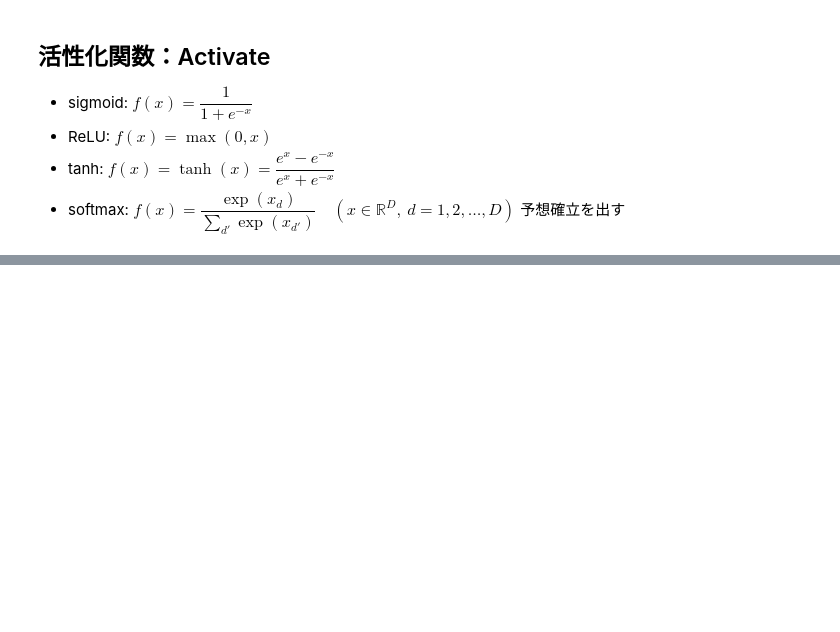
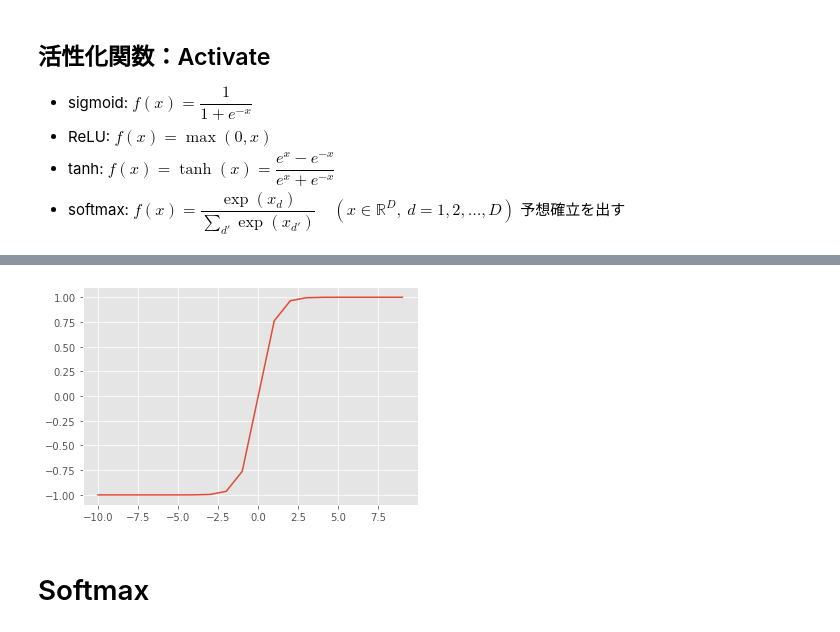
Before and after one commit to Strix9289/Introduction-of-Deep-Learning, a Jupyter notebook: Activation.ipynb, the cells around one changed output, grey strips where cells are left out. Cells and saved outputs as stored; diff of their text form; code cells hidden in the pictures; blank space fills up the shorter version.

```diff
--- a/Activation.ipynb
+++ b/Activation.ipynb
@@ -23,0 +133,12 @@
+# %%
+def tanh(x):
+    return np.tanh(x);
+# %%
+x = np.arange(-10,10,1)
+y = tanh(x)
+plt.plot(x,y)
+plt.show()
+# %% [output]
+[figure, added]
+# %% [markdown]
+# Softmax
```
Also changed, not shown: parts of 23 cells of this notebook.
